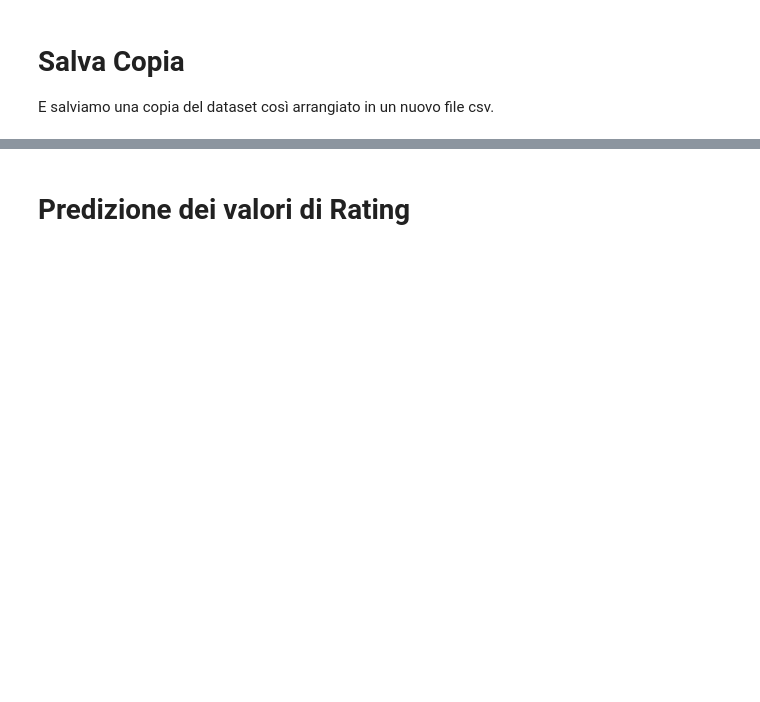
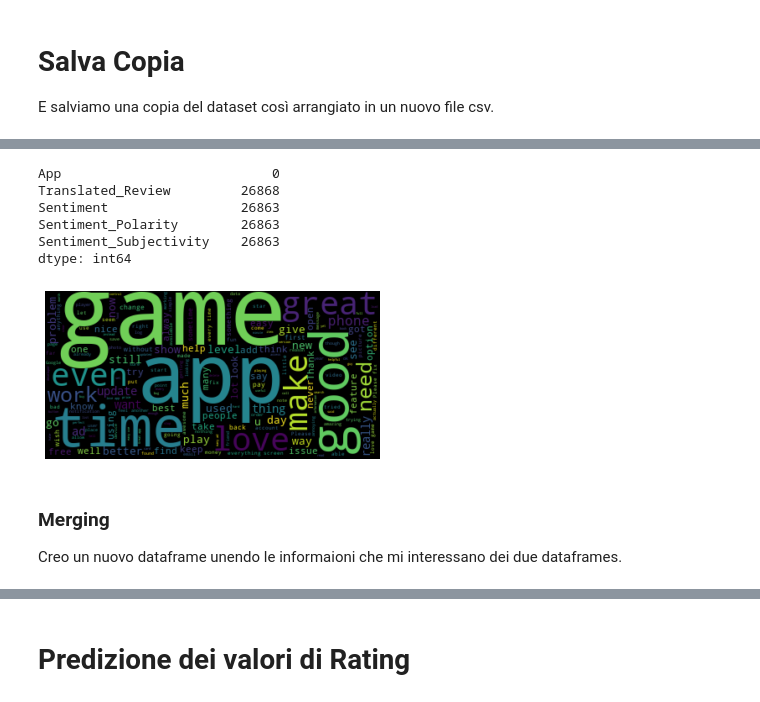
Before and after one commit to stefanofiore/google-play-store, a Jupyter notebook: GooglePlayStore.ipynb, the cells around one changed output, grey strips where cells are left out. Saved outputs shown, nothing was run; the diff lists cells and outputs as text; code cells hidden in the pictures; blank space fills up the shorter version.

```diff
--- a/GooglePlayStore.ipynb
+++ b/GooglePlayStore.ipynb
@@ -882,0 +885,2 @@ gps_df.to_csv('googleplaystore_cleaned.csv', index=False)
+# %%
+gps_rv = pd.read_table('googleplaystore_user_reviews.csv', sep=',')
@@ -882,0 +916,12 @@ gps_df.to_csv('googleplaystore_cleaned.csv', index=False)
+# %%
+gps_rv.isnull().sum()
+# %% [output]
+App                           0
+Translated_Review         26868
+Sentiment                 26863
+Sentiment_Polarity        26863
+Sentiment_Subjectivity    26863
+dtype: int64
+# %%
+reviews = gps_rv['Translated_Review'].dropna().tolist() # rimuovo i missing e trasformo in lista
+reviews = "".join(reviews)
@@ -882,0 +930,12 @@ gps_df.to_csv('googleplaystore_cleaned.csv', index=False)
+# %%
+wordcloud = WordCloud().generate(reviews)
+plt.figure()
+plt.imshow(wordcloud, interpolation="bilinear")
+plt.axis("off")
+plt.margins(x=0, y=0)
+plt.show()
+# %% [output]
+[figure, added]
+# %% [markdown]
+### Merging
+Creo un nuovo dataframe unendo le informaioni che mi interessano dei due dataframes.
```
Also changed, not shown: parts of 41 cells of this notebook.
